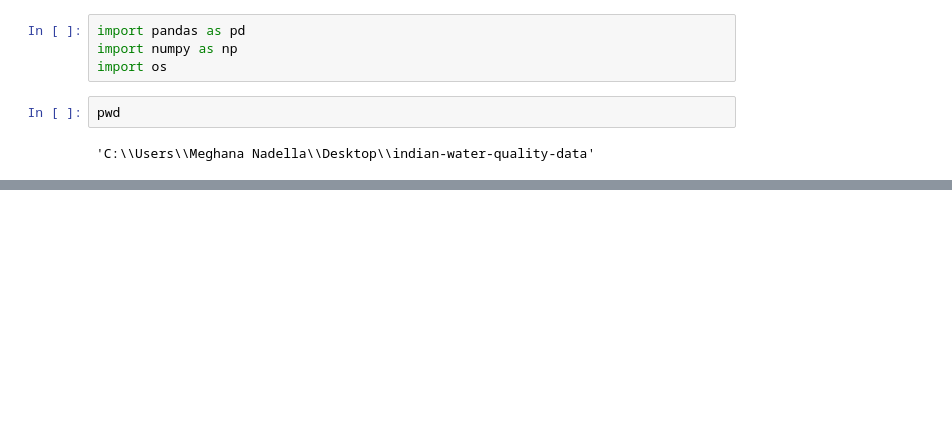
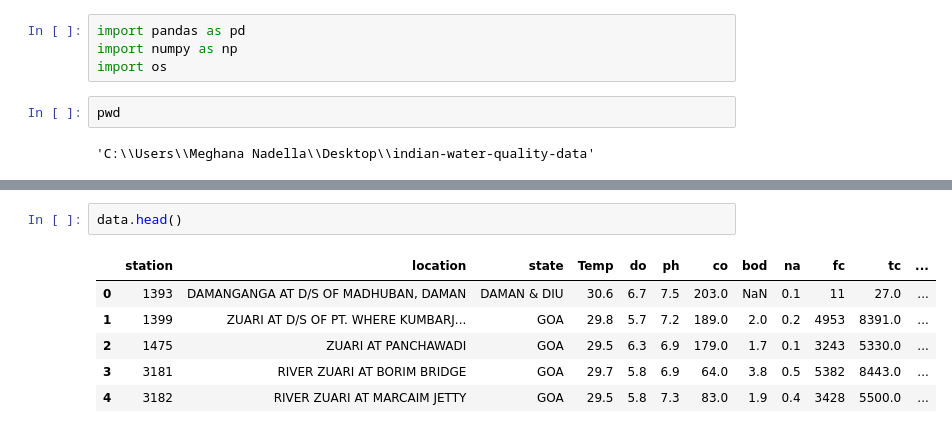
Before and after one commit to Wealthy-Waste/Indian-Water-Quality-Data, a Jupyter notebook: Indian water quality data.ipynb, the cells around one changed output, grey strips where cells are left out. Drawn from its saved outputs; the diff is of its cells as text; blank space fills up the shorter version.

```diff
--- a/Indian water quality data.ipynb
+++ b/Indian water quality data.ipynb
@@ -19,0 +119,9 @@ data.head()
+# %%
+data.head()
+# %% [output]
+|  | station | location | state | Temp | do | ph | co | bod | na | fc | tc | ... |
+| 0 | 1393 | DAMANGANGA AT D/S OF MADHUBAN, DAMAN | DAMAN & DIU | 30.6 | 6.7 | 7.5 | 203.0 | NaN | 0.1 | 11 | 27.0 | ... |
+| 1 | 1399 | ZUARI AT D/S OF PT. WHERE KUMBARJ... | GOA | 29.8 | 5.7 | 7.2 | 189.0 | 2.0 | 0.2 | 4953 | 8391.0 | ... |
+| 2 | 1475 | ZUARI AT PANCHAWADI | GOA | 29.5 | 6.3 | 6.9 | 179.0 | 1.7 | 0.1 | 3243 | 5330.0 | ... |
+| 3 | 3181 | RIVER ZUARI AT BORIM BRIDGE | GOA | 29.7 | 5.8 | 6.9 | 64.0 | 3.8 | 0.5 | 5382 | 8443.0 | ... |
+| 4 | 3182 | RIVER ZUARI AT MARCAIM JETTY | GOA | 29.5 | 5.8 | 7.3 | 83.0 | 1.9 | 0.4 | 3428 | 5500.0 | ... |
```
Also changed, not shown: parts of 20 cells of this notebook.
